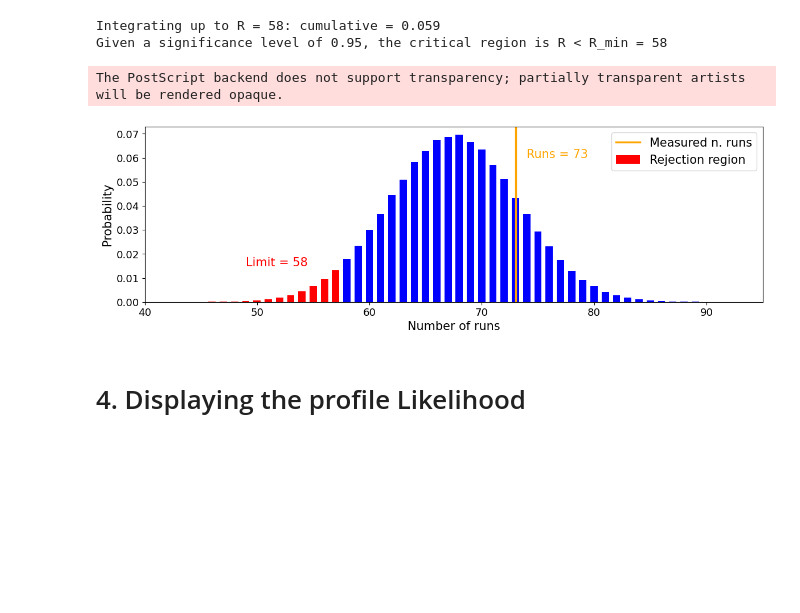
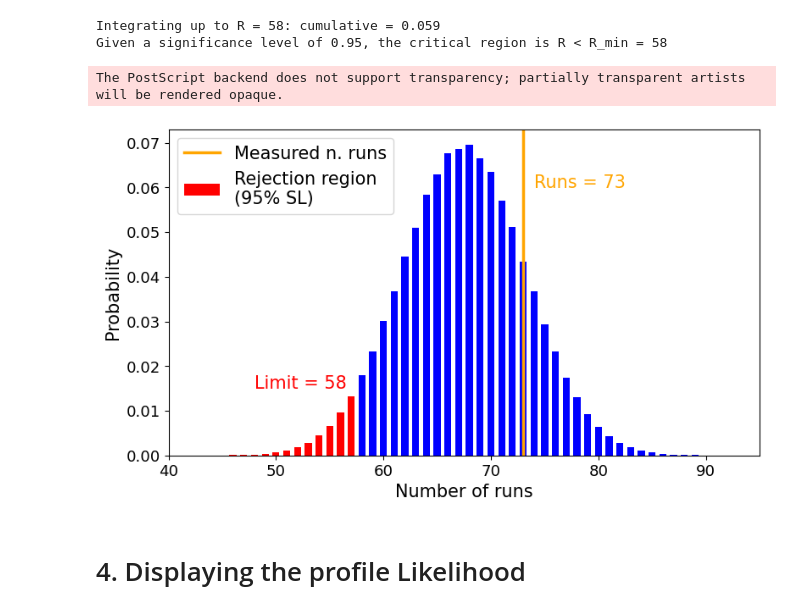
Before and after one commit to Matteo-Bellino/SMATEP_Project, a Jupyter notebook: Psi2S_RadanoBellino.ipynb, the cells around one changed output. Saved outputs shown, nothing was run; the diff lists cells and outputs as text; code cells hidden in the pictures; blank space fills up the shorter version.

Commit message:
Adjustments to plots

```diff
--- a/Psi2S_RadanoBellino.ipynb
+++ b/Psi2S_RadanoBellino.ipynb
@@ -530,26 +532,26 @@ Integrating up to R = 58: cumulative = 0.059
 Given a significance level of 0.95, the critical region is R < R_min = 58
 # %%
 # Plotting the probability distribution of the runs number and Hypothesis Testing
-plt.figure(figsize = (14,4))
+plt.figure(figsize = (9,5))
 plt.bar(R[np.searchsorted(CDF, alpha, side = 'left'):], runs_pdf[np.searchsorted(CDF, alpha, side = 'left'):], width = 0.65, color = 'b')
-plt.bar(R[0:np.searchsorted(CDF, alpha, side = 'left')], runs_pdf[0:np.searchsorted(CDF, alpha, side = 'left')], width = 0.65, color = 'r', label = "Rejection region")
+plt.bar(R[0:np.searchsorted(CDF, alpha, side = 'left')], runs_pdf[0:np.searchsorted(CDF, alpha, side = 'left')], width = 0.65, color = 'r', label = "Rejection region\n(95% SL)")
 plt.axvline(len(runs), color='orange',linewidth = "2.5", label = "Measured n. runs")
 
 plt.xlim([40,95])
 plt.legend(fontsize = fs)
 #plt.title("Run test", fontsize = fs)
 plt.ylabel("Probability", fontsize = fs)
 plt.xlabel("Number of runs", fontsize = fs)
 plt.text(len(runs)+1, 0.06, f"Runs = {len(runs)}", fontsize = fs, color = "orange")
-plt.text(R[np.searchsorted(CDF, alpha, side = 'left')] - 9, 0.015, f"Limit = {R[np.searchsorted(CDF, alpha, side = 'left')]}", fontsize = fs, color = "red")
+plt.text(R[np.searchsorted(CDF, alpha, side = 'left')] - 10, 0.015, f"Limit = {R[np.searchsorted(CDF, alpha, side = 'left')]}", fontsize = fs, color = "red")
 plt.tick_params(axis='both', labelsize=tfs)
 
 plt.savefig("HS_Runs_distribution.png", bbox_inches='tight')
 plt.savefig("HS_Runs_distribution.eps", bbox_inches='tight')
 plt.show()
 # %% [output]
 The PostScript backend does not support transparency; partially transparent artists will be rendered opaque.
-[figure, old version]
+[figure, new version]
 # %%
 # (1) Defining the bkg only hypothesis
 #bkg_only_hypothesis = POI(xs_psi2s, 0)
```
Also changed, not shown: parts of 13 cells of this notebook.
